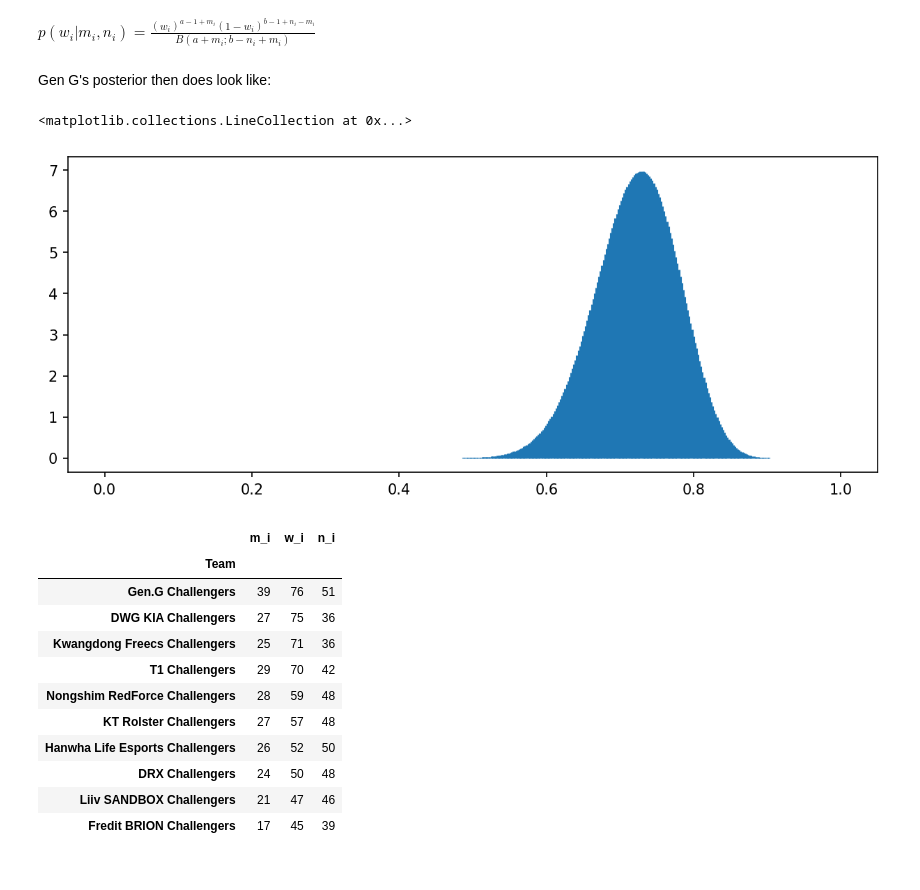
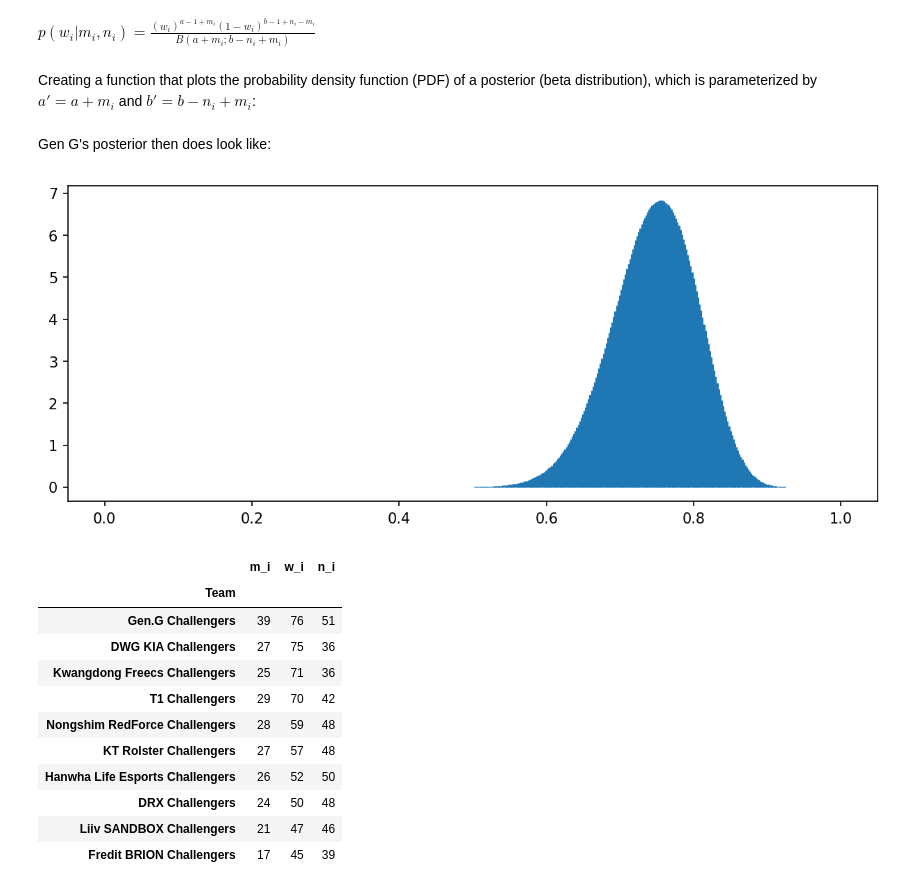
Before and after one commit to SFauth/LCK_CL_2021_Talent_Identification_Uni_Project, a Jupyter notebook: code.ipynb, the cells around one changed output. Cells and saved outputs as stored; diff of their text form; code cells hidden in the pictures.

```diff
--- a/code.ipynb
+++ b/code.ipynb
@@ -223,18 +234,23 @@ ax.vlines(grid, 0, binom.pmf(grid, n_1, w_1))
 The Beta distribution is a conjugate prior for the Binomial distribution, which means that we can write down the posterior in the following closed form:
 # %% [markdown]
 $p(w_i | m_i , n_i ) = \frac{(w_i)^{a - 1 + m_i} (1-w_i)^{b- 1+ n_i - m_i}}{B(a + m_i; b - n_i + m_i )}$
+# %% [markdown]
+Creating a function that plots the probability density function (PDF) of a posterior (beta distribution), which is parameterized by $a' = a + m_i$ and $b' = b - n_i + m_i$:
+# %%
+def plot_beta_posterior(m_i:int, n_i:int, a:float, b:float):
+
+    posterior = beta(a + m_i, b + n_1 - m_i)
+
+    mm = np.linspace(0, 1, 500)
+
+    fig,ax = plt.subplots(1,1, figsize=(10, 4),dpi=150)
+    ax.vlines(mm,0,posterior.pdf(mm))
 # %% [markdown]
 Gen G's posterior then does look like:
-# %%
-posterior = beta(5 + m_1, 5 + n_1 - m_1)
-
-mm = np.linspace(0, 1, 500)
-
-fig,ax = plt.subplots(1,1, figsize=(10, 4),dpi=150)
-ax.vlines(mm,0,posterior.pdf(mm))
-# %% [output]
-<matplotlib.collections.LineCollection at 0x...>
-[figure, removed]
+# %%
+plot_beta_posterior(m_1, n_1, 2, 2)
+# %% [output]
+[figure, added]
 # %%
 win_stats_formalized = win_stats.rename(columns={"wins": "m_i", "winrate%": "w_i", "games_played": "n_i"})
 
```
Also changed, not shown: parts of 11 cells of this notebook.
